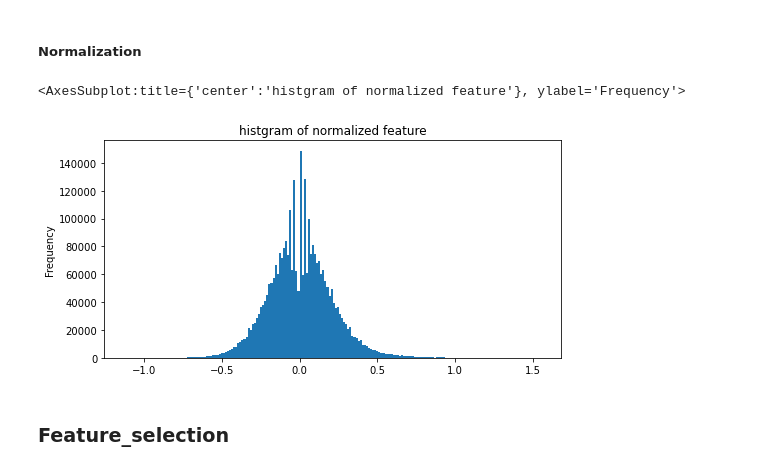
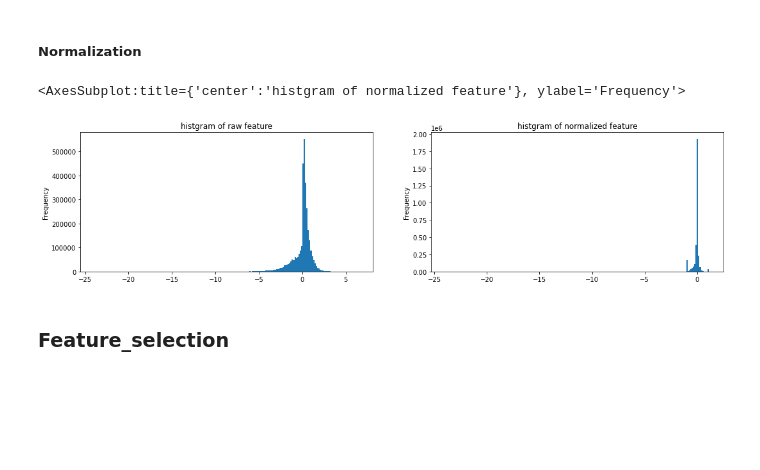
Before and after one commit to HWUDHOEF123/Kaggle_Ubiquant, a Jupyter notebook: LGBM/model_lgbm_03.ipynb, the cells around one changed output. Saved outputs shown, nothing was run; the diff lists cells and outputs as text; code cells hidden in the pictures; blank space fills up the shorter version.

```diff
--- a/LGBM/model_lgbm_03.ipynb
+++ b/LGBM/model_lgbm_03.ipynb
@@ -71,13 +78,13 @@ df_data_norm = pd.read_parquet(input_directory/'train_norm2.parquet', engine='py
 # %%
 fig = plt.figure(figsize=(18, 4))
 ax = plt.subplot(121)
-df_data['f_1'].plot(kind='hist', bins=200, ax=ax, title="histgram of raw feature")
+df_data['f_293'].plot(kind='hist', bins=200, ax=ax, title="histgram of raw feature")
 
 ax = plt.subplot(122)
-df_data_norm['f_1'].plot(kind='hist', bins=200, ax=ax, title="histgram of normalized feature")
+df_data_norm['f_293'].plot(kind='hist', bins=200, ax=ax, title="histgram of normalized feature")
 # %% [output]
 <AxesSubplot:title={'center':'histgram of normalized feature'}, ylabel='Frequency'>
-[figure, old version]
+[figure, new version]
 # %% [markdown]
 ### Feature_selection
 # %%
```
Also changed, not shown: parts of 3 cells of this notebook, 14 other files.
